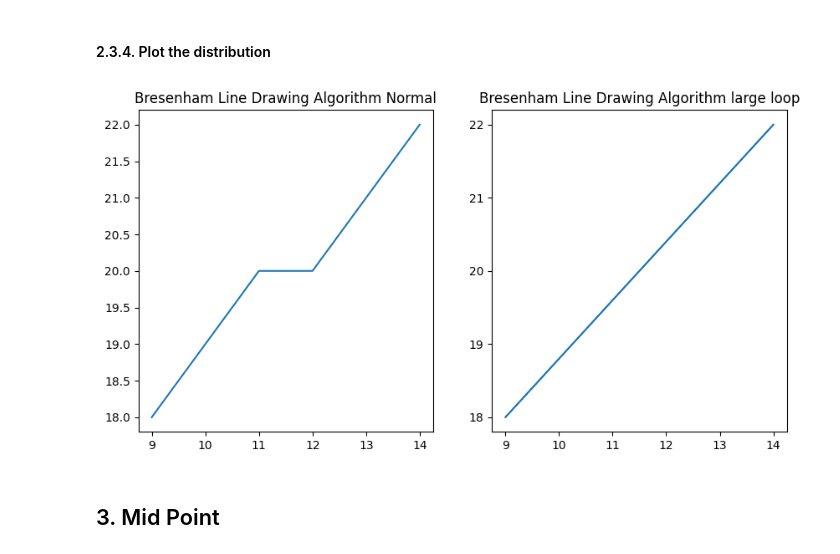
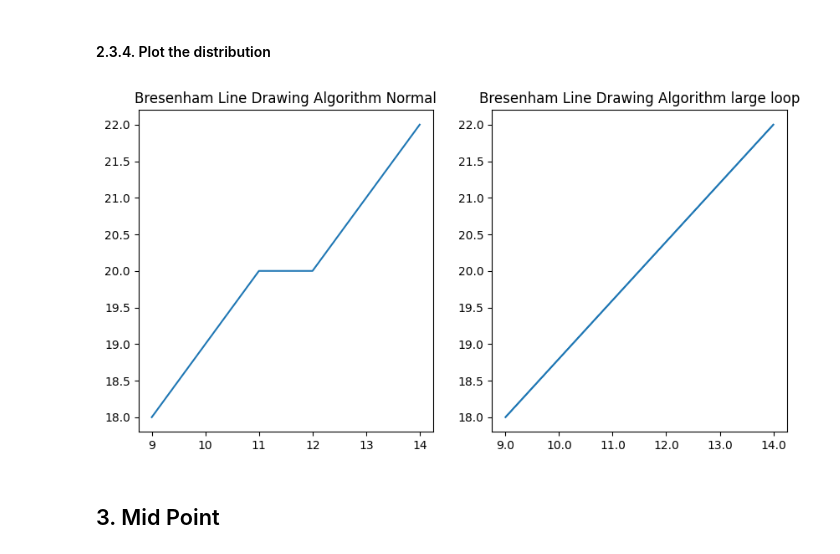
Before and after one commit to HSAkash/Computer-Graphics-42, a Jupyter notebook: 01_Line_Drawing_Algorithm.ipynb, the cells around one changed output. Drawn from its saved outputs; the diff is of its cells as text; code cells hidden in the pictures.

```diff
--- a/01_Line_Drawing_Algorithm.ipynb
+++ b/01_Line_Drawing_Algorithm.ipynb
@@ -183,28 +183,28 @@ resulted_points_factor = np.array(resulted_points_factor)
 # %%
 # initialize the figure
 fig, ax = plt.subplots(nrows=1, ncols=2,figsize=(10,5))
 
 # plot the Normal distance between points
 ax[0].plot(resulted_points[:, 0], resulted_points[:, 1])
 ax[0].set(
     title = 'Bresenham Line Drawing Algorithm Normal',
 )
 
 # plot the large length lines
-xlabels = np.arange(points[:,0].min(), points[:,0].max()+1)
-ylabels = np.arange(points[:,1].min(), points[:,1].max()+1)
+xlabels = ax[0].get_xticks()[1:-1]
+ylabels = ax[0].get_yticks()[1:-1]
 ax[1].plot(resulted_points_factor[:, 0], resulted_points_factor[:, 1])
 ax[1].set(
     title = 'Bresenham Line Drawing Algorithm large loop',
     xticks = np.linspace(resulted_points_factor[:, 0].min(), resulted_points_factor[:, 0].max(), xlabels.shape[0]),
     yticks = np.linspace(resulted_points_factor[:, 1].min(), resulted_points_factor[:, 1].max(), ylabels.shape[0]),
     xticklabels = xlabels,
     yticklabels = ylabels
 
 )
 plt.show()
 # %% [output]
-[figure, old version]
+[figure, new version]
 # %% [markdown]
 ## 3. Mid Point
 # %% [markdown]
```
Also changed, not shown: parts of 2 cells of this notebook, 1 other file.
